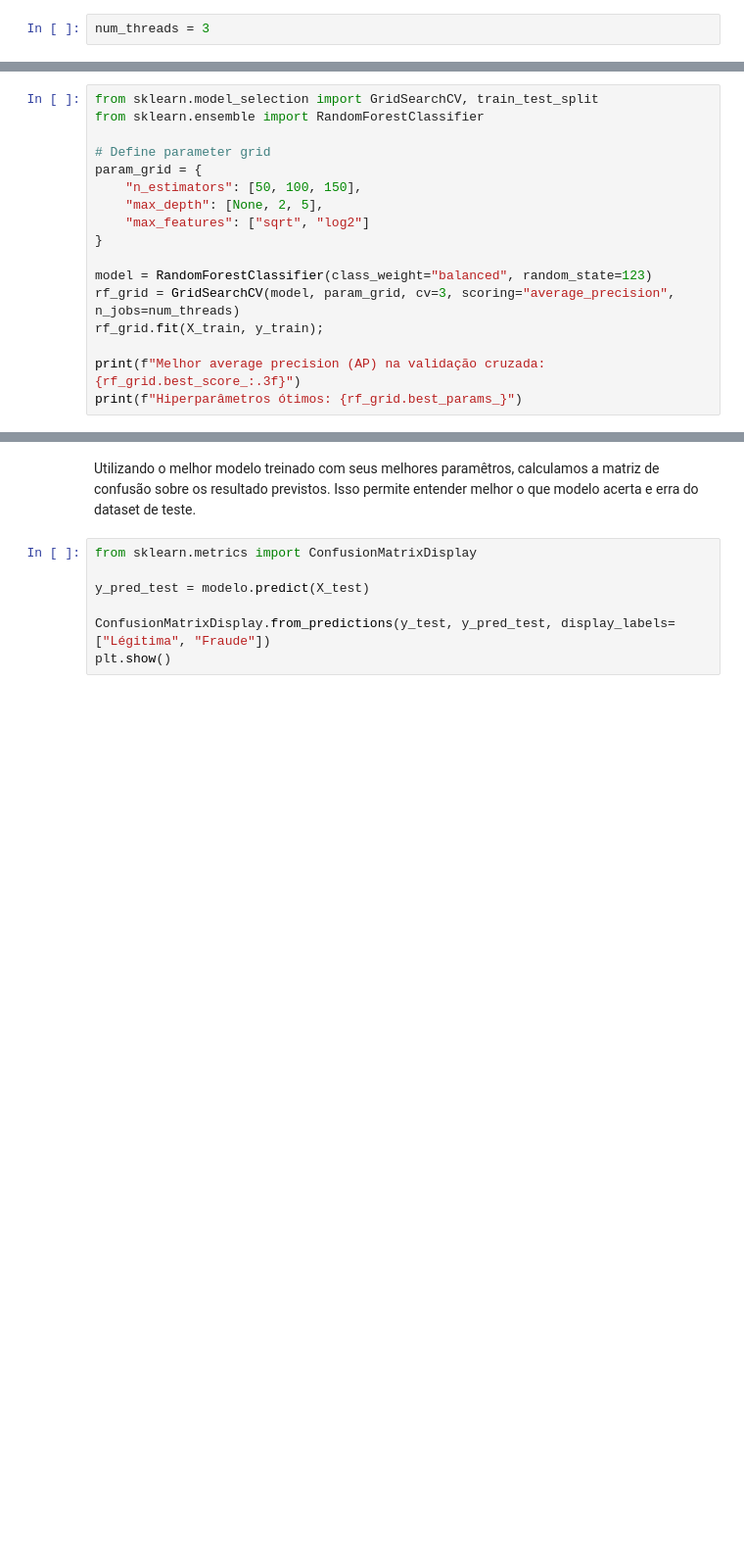
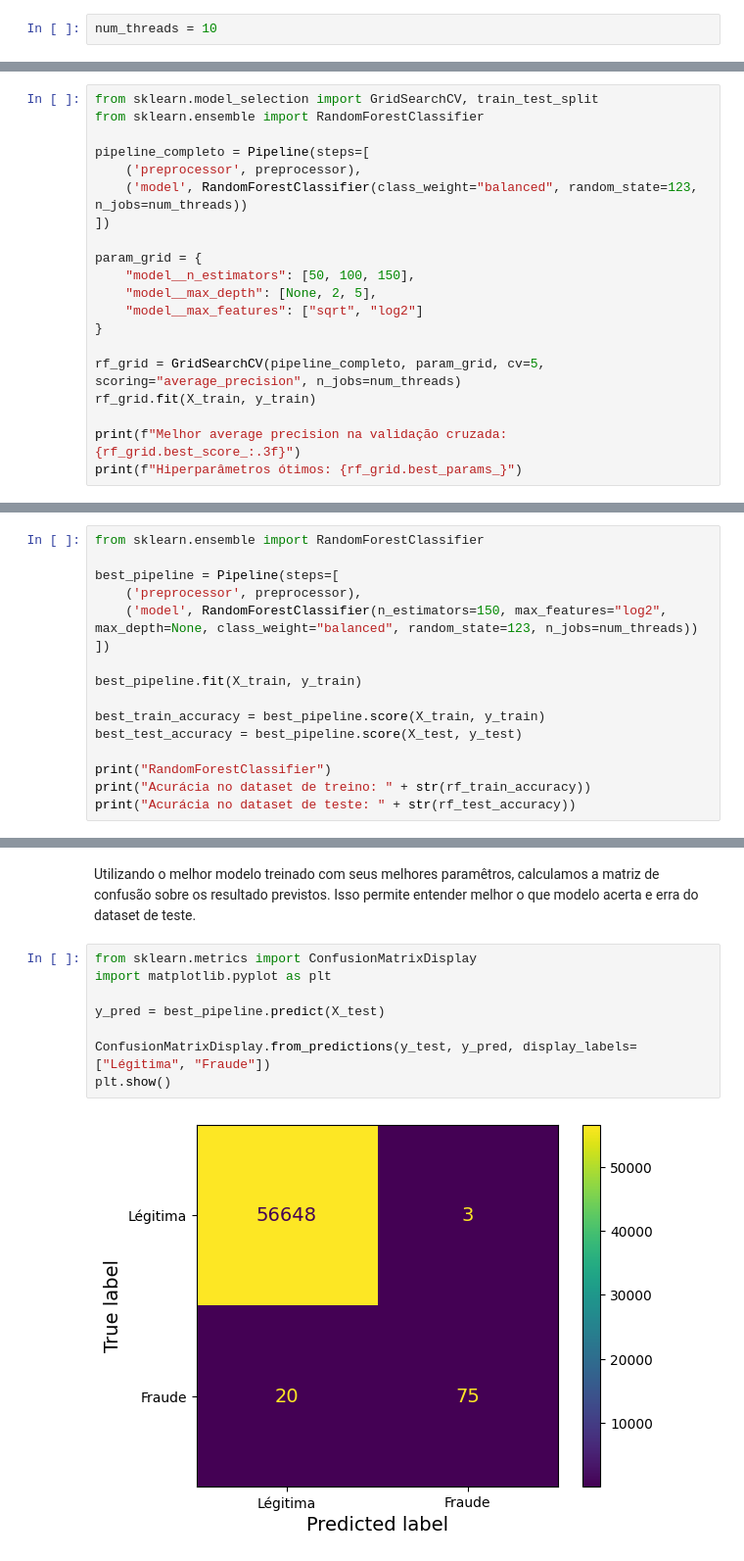
Before and after one commit to raissabac/FIA---Deteccao-de-fraude-em-cartao-de-credito, a Jupyter notebook: main.ipynb, the cells around one changed output, grey strips where cells are left out. Shown at 98% size. Drawn from its saved outputs; the diff is of its cells as text; blank space fills up the shorter version.

```diff
--- a/main.ipynb
+++ b/main.ipynb
@@ -337,5 +352,5 @@ Adiciona um limite global de uso das threads do processador.
 # %%
-num_threads = 3
+num_threads = 10
 # %% [markdown]
 Utilizamos como baseline o **DummyClassifier**, um modelo que faz previsões se baseando unicamente na estratégia passada como argumento. Nesse caso, adotamos a estratégia “most_frequent”, na qual o modelo sempre prevê a classe mais frequente no dataset.
 
@@ -448,17 +506,20 @@ Para o RandomForestClassifier:
 from sklearn.model_selection import GridSearchCV, train_test_split
 from sklearn.ensemble import RandomForestClassifier
 
-# Define parameter grid
+pipeline_completo = Pipeline(steps=[
+    ('preprocessor', preprocessor),
+    ('model', RandomForestClassifier(class_weight="balanced", random_state=123, n_jobs=num_threads))
+])
+
 param_grid = {
-    "n_estimators": [50, 100, 150],
-    "max_depth": [None, 2, 5],
-    "max_features": ["sqrt", "log2"]
+    "model__n_estimators": [50, 100, 150],
+    "model__max_depth": [None, 2, 5],
+    "model__max_features": ["sqrt", "log2"]
 }
 
-model = RandomForestClassifier(class_weight="balanced", random_state=123)
-rf_grid = GridSearchCV(model, param_grid, cv=3, scoring="average_precision", n_jobs=num_threads)
-rf_grid.fit(X_train, y_train);
+rf_grid = GridSearchCV(pipeline_completo, param_grid, cv=5, scoring="average_precision", n_jobs=num_threads)
+rf_grid.fit(X_train, y_train)
 
-print(f"Melhor average precision (AP) na validação cruzada: {rf_grid.best_score_:.3f}")
+print(f"Melhor average precision na validação cruzada: {rf_grid.best_score_:.3f}")
 print(f"Hiperparâmetros ótimos: {rf_grid.best_params_}")
 # %% [output]
@@ -531,0 +609,16 @@ Average precision no dataset de teste: 0.7988177447684117
+# %%
+from sklearn.ensemble import RandomForestClassifier
+
+best_pipeline = Pipeline(steps=[
+    ('preprocessor', preprocessor),
+    ('model', RandomForestClassifier(n_estimators=150, max_features="log2", max_depth=None, class_weight="balanced", random_state=123, n_jobs=num_threads))
+])
+
+best_pipeline.fit(X_train, y_train)
+
+best_train_accuracy = best_pipeline.score(X_train, y_train)
+best_test_accuracy = best_pipeline.score(X_test, y_test)
+
+print("RandomForestClassifier")
+print("Acurácia no dataset de treino: " + str(rf_train_accuracy))
+print("Acurácia no dataset de teste: " + str(rf_test_accuracy))
@@ -535,9 +632,12 @@ Average precision no dataset de teste: 0.7988177447684117
 Utilizando o melhor modelo treinado com seus melhores paramêtros, calculamos a matriz de confusão sobre os resultado previstos. Isso permite entender melhor o que modelo acerta e erra do dataset de teste.
 # %%
 from sklearn.metrics import ConfusionMatrixDisplay
+import matplotlib.pyplot as plt
 
-y_pred_test = modelo.predict(X_test)
+y_pred = best_pipeline.predict(X_test)
 
-ConfusionMatrixDisplay.from_predictions(y_test, y_pred_test, display_labels=["Légitima", "Fraude"])
+ConfusionMatrixDisplay.from_predictions(y_test, y_pred, display_labels=["Légitima", "Fraude"])
 plt.show()
+# %% [output]
+[figure, added]
 # %% [markdown]
```
Also changed, not shown: parts of 31 cells of this notebook, 2 other files.
